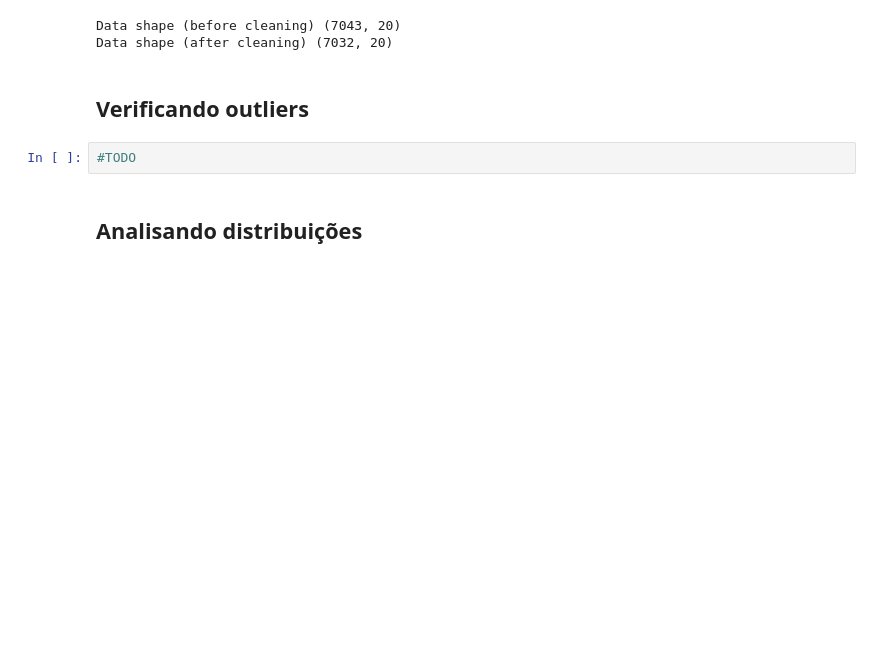
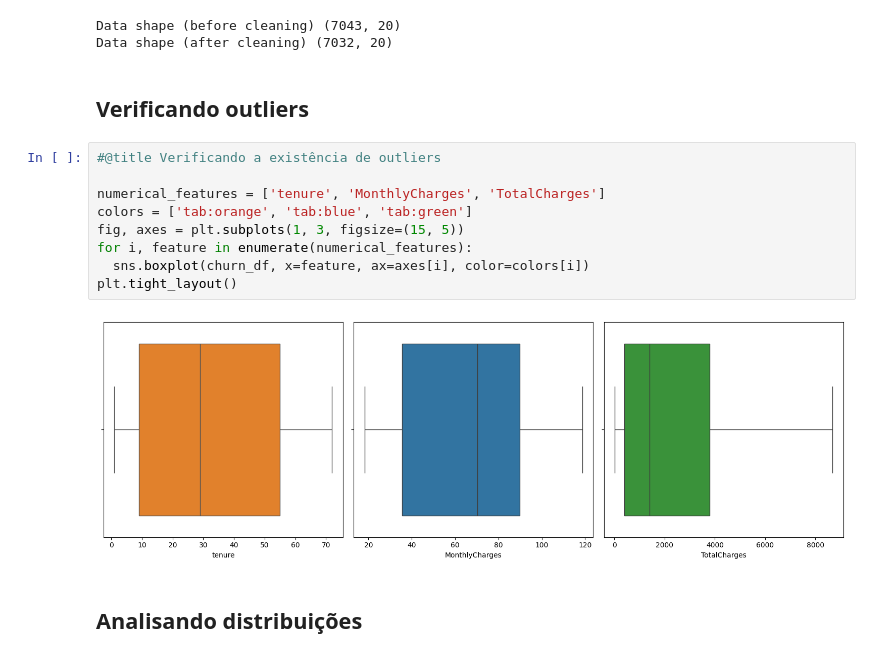
Before and after one commit to Vinicius-resende-cin/classifying-churn, a Jupyter notebook: main.ipynb, the cells around one changed output. Saved outputs shown, nothing was run; the diff lists cells and outputs as text; blank space fills up the shorter version.

Commit message:
Add outlier visualization with boxplot

```diff
--- a/main.ipynb
+++ b/main.ipynb
@@ -105,8 +107,17 @@ Data shape (before cleaning) (7043, 20)
 Data shape (after cleaning) (7032, 20)
 # %% [markdown]
 ## Verificando outliers
-# %%
-#TODO
+# %%
+#@title Verificando a existência de outliers
+
+numerical_features = ['tenure', 'MonthlyCharges', 'TotalCharges']
+colors = ['tab:orange', 'tab:blue', 'tab:green']
+fig, axes = plt.subplots(1, 3, figsize=(15, 5))
+for i, feature in enumerate(numerical_features):
+  sns.boxplot(churn_df, x=feature, ax=axes[i], color=colors[i])
+plt.tight_layout()
+# %% [output]
+[figure, added]
 # %% [markdown]
 ## Analisando distribuições
 # %% [markdown]
```
Also changed, not shown: parts of 2 cells of this notebook.
